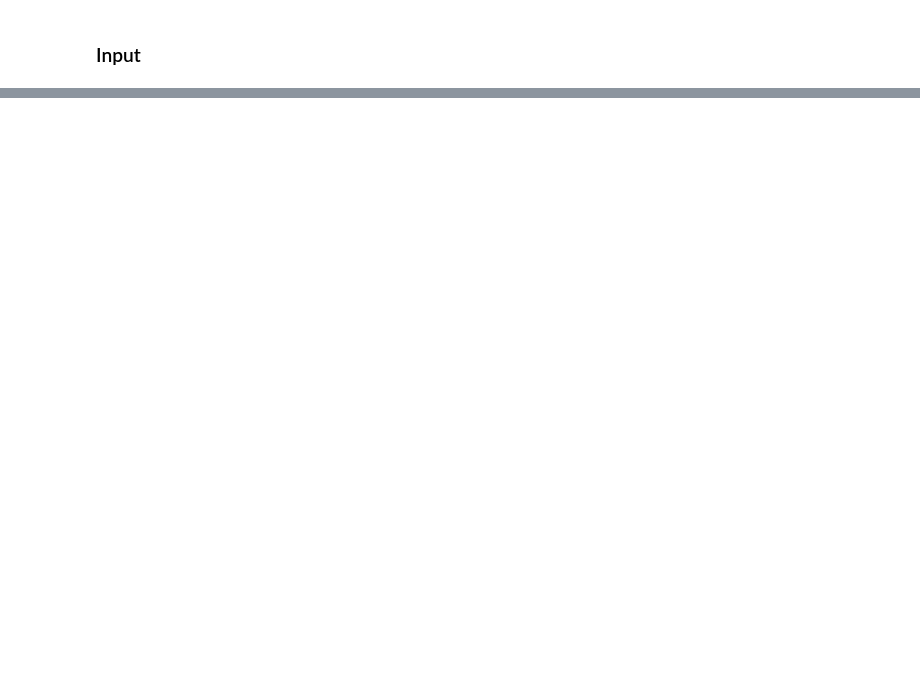
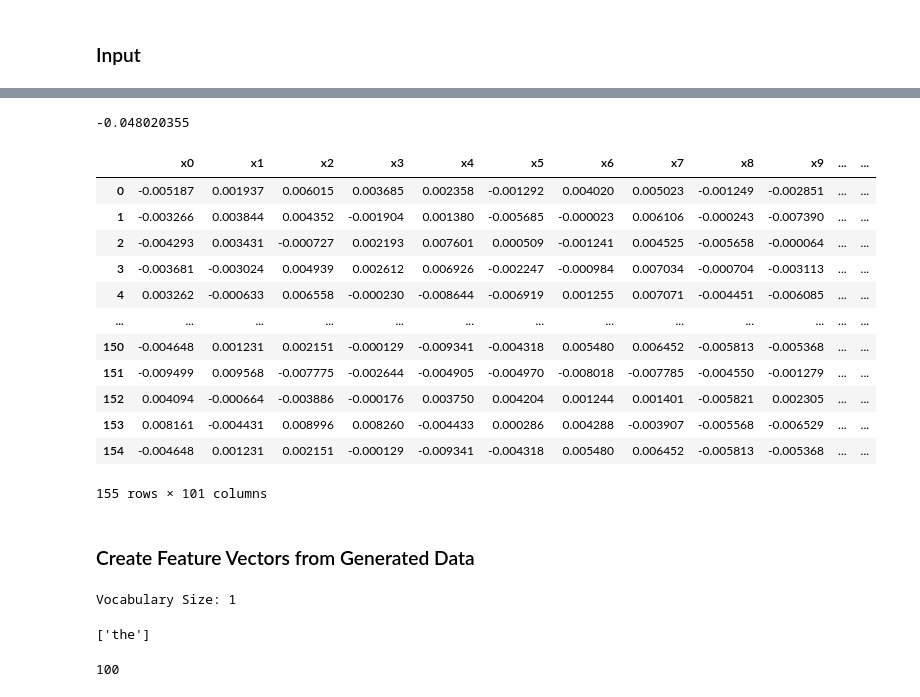
Before and after one commit to IrishMorales/sentiment-analysis, a Jupyter notebook: negative-generator.ipynb, the cells around one changed output, grey strips where cells are left out. Drawn from its saved outputs; the diff is of its cells as text; code cells hidden in the pictures; blank space fills up the shorter version.

Commit message:
Create negative feature vectors

```diff
--- a/negative-generator.ipynb
+++ b/negative-generator.ipynb
@@ -465,0 +471,7 @@ with open('negative_generated.csv', 'a') as csvfile:
+# %%
+vocab = w2v_model.wv.index_to_key
+vocab_length = len(vocab)
+
+# Note: Low vocab size is because Word2Vec model isn't familiar with most of the words in our dataset
+# From https://radimrehurek.com/gensim/auto_examples/tutorials/run_word2vec.html
+print(f'Vocabulary Size: {format(vocab_length)}')
@@ -465,0 +500,38 @@ with open('negative_generated.csv', 'a') as csvfile:
+# %%
+w2v_model.wv.similarity('he', 'his')
+# %% [output]
+-0.048020355
+# %%
+def sentence_to_vector_averaging(sentence, model):
+    embeddings = [model.wv[word] for word in sentence if word in vocab]
+
+    if len(embeddings) == 0:
+        return np.zeros(model.vector_size)
+    else:
+        return np.mean(embeddings, axis=0)
+# %%
+features = []
+
+for sentence in sentences:
+    features.append(sentence_to_vector_averaging(sentence, w2v_model))
+# %%
+columns = [f'x{i}' for i in range(w2v_model.vector_size)]
+
+df_text = pd.DataFrame(features, columns=columns)
+# %%
+df_text['y'] = [float(x) for x in negative['Sentiment']]
+df_text
+# %% [output]
+|  | x0 | x1 | x2 | x3 | x4 | x5 | x6 | x7 | x8 | x9 | ... | ... |
+| 0 | -0.005187 | 0.001937 | 0.006015 | 0.003685 | 0.002358 | -0.001292 | 0.004020 | 0.005023 | -0.001249 | -0.002851 | ... | ... |
+| 1 | -0.003266 | 0.003844 | 0.004352 | -0.001904 | 0.001380 | -0.005685 | -0.000023 | 0.006106 | -0.000243 | -0.007390 | ... | ... |
+| 2 | -0.004293 | 0.003431 | -0.000727 | 0.002193 | 0.007601 | 0.000509 | -0.001241 | 0.004525 | -0.005658 | -0.000064 | ... | ... |
+| 3 | -0.003681 | -0.003024 | 0.004939 | 0.002612 | 0.006926 | -0.002247 | -0.000984 | 0.007034 | -0.000704 | -0.003113 | ... | ... |
+| 4 | 0.003262 | -0.000633 | 0.006558 | -0.000230 | -0.008644 | -0.006919 | 0.001255 | 0.007071 | -0.004451 | -0.006085 | ... | ... |
+| ... | ... | ... | ... | ... | ... | ... | ... | ... | ... | ... | ... | ... |
+| 150 | -0.004648 | 0.001231 | 0.002151 | -0.000129 | -0.009341 | -0.004318 | 0.005480 | 0.006452 | -0.005813 | -0.005368 | ... | ... |
+| 151 | -0.009499 | 0.009568 | -0.007775 | -0.002644 | -0.004905 | -0.004970 | -0.008018 | -0.007785 | -0.004550 | -0.001279 | ... | ... |
+| 152 | 0.004094 | -0.000664 | -0.003886 | -0.000176 | 0.003750 | 0.004204 | 0.001244 | 0.001401 | -0.005821 | 0.002305 | ... | ... |
+| 153 | 0.008161 | -0.004431 | 0.008996 | 0.008260 | -0.004433 | 0.000286 | 0.004288 | -0.003907 | -0.005568 | -0.006529 | ... | ... |
+| 154 | -0.004648 | 0.001231 | 0.002151 | -0.000129 | -0.009341 | -0.004318 | 0.005480 | 0.006452 | -0.005813 | -0.005368 | ... | ... |
+155 rows × 101 columns
@@ -465,0 +541,2 @@ with open('negative_generated.csv', 'a') as csvfile:
+# %% [markdown]
+### Create Feature Vectors from Generated Data
@@ -465,0 +546,18 @@ with open('negative_generated.csv', 'a') as csvfile:
+# %%
+vocab = w2v_model.wv.index_to_key
+vocab_length = len(vocab)
+
+# Note: Low vocab size is because Word2Vec model isn't familiar with most of the words in our dataset
+# From https://radimrehurek.com/gensim/auto_examples/tutorials/run_word2vec.html
+print(f'Vocabulary Size: {format(vocab_length)}')
+# %% [output]
+Vocabulary Size: 1
+# %%
+vocab
+# %% [output]
+['the']
+# %%
+vectors = [w2v_model.wv[word] for word in vocab]
+len(vectors[0])
+# %% [output]
+100
```
Also changed, not shown: parts of 55 cells of this notebook, 2 other files.
